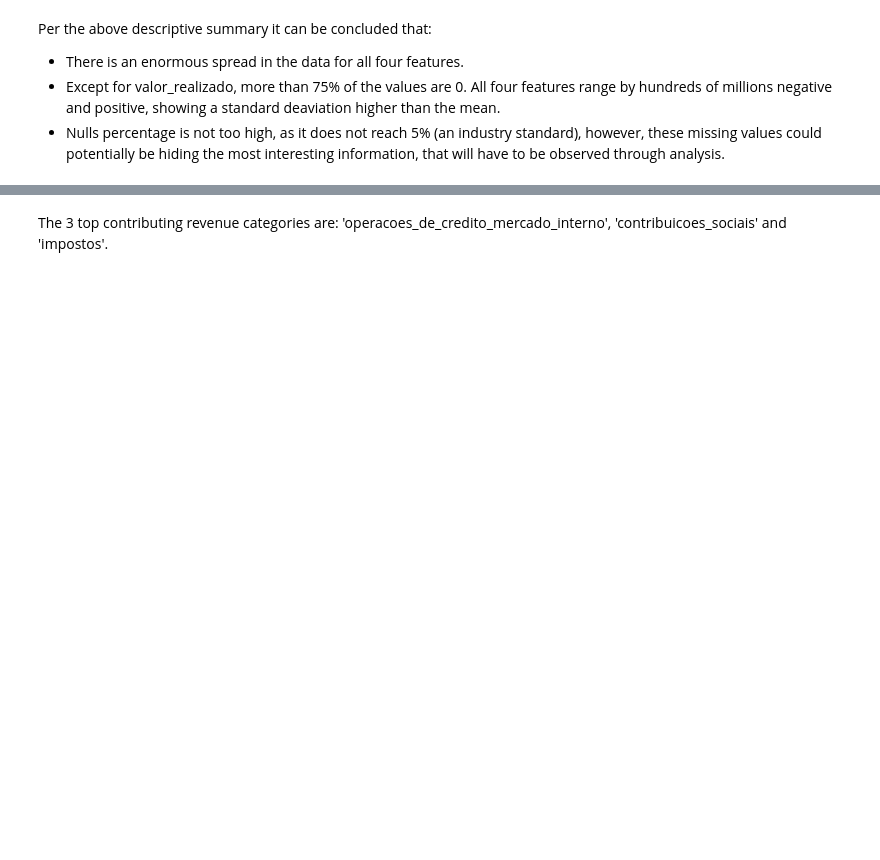
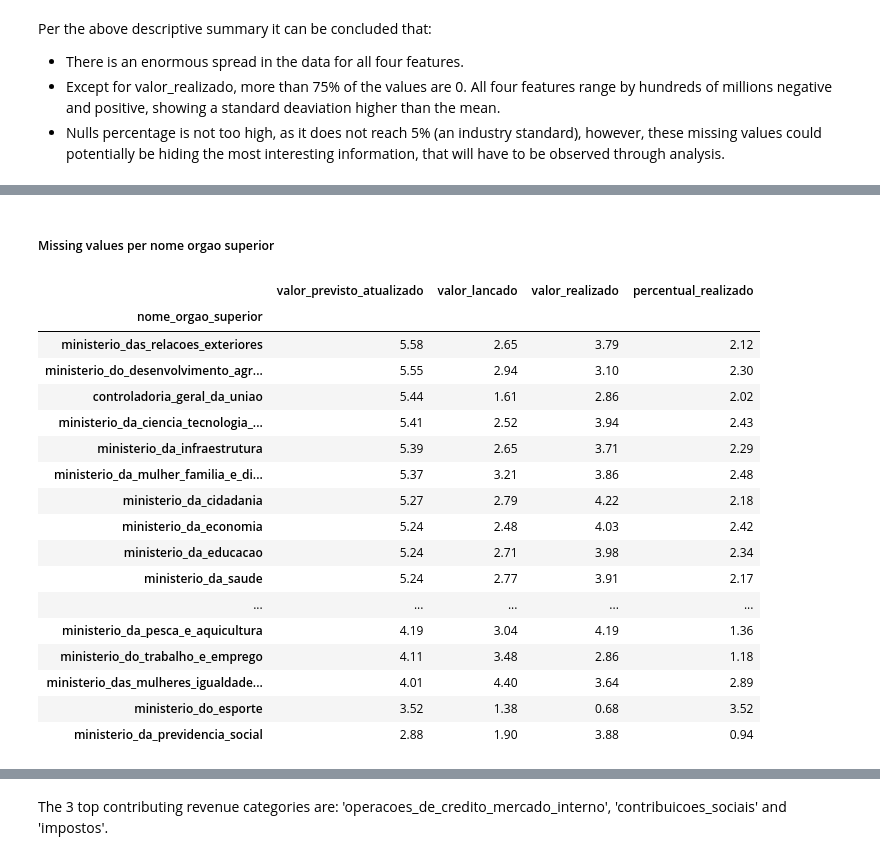
Before and after one commit to MiguelLopezVirues/proyecto2---analisis-brasil, a Jupyter notebook: notebooks/exploration.ipynb, the cells around one changed output, grey strips where cells are left out. Saved outputs shown, nothing was run; the diff lists cells and outputs as text; code cells hidden in the pictures; blank space fills up the shorter version.

```diff
--- a/notebooks/exploration.ipynb
+++ b/notebooks/exploration.ipynb
@@ -129,2 +308,0 @@ cleaned_data_df.columns
-# %%
-cleaned_data_df["nan_per_row"] = cleaned_data_df.isna().sum(axis=1) / cleaned_data_df.shape[1]
@@ -197,0 +340,26 @@ cleaned_data_df[cleaned_data_df["valor_realizado"] < 0]
+# %% [markdown]
+##### Missing values per nome orgao superior
+# %%
+(cleaned_data_df.groupby('nome_orgao_superior')[['valor_previsto_atualizado','valor_lancado',
+                                                 'valor_realizado', 'percentual_realizado',]]
+                                                 .apply(lambda x: np.round(x.isna().sum() / x.count()*100,2))
+                                                 .sort_values(by="valor_previsto_atualizado",ascending=False))
+# %% [output]
+|  | valor_previsto_atualizado | valor_lancado | valor_realizado | percentual_realizado |
+| nome_orgao_superior |  |  |  |  |
+| ministerio_das_relacoes_exteriores | 5.58 | 2.65 | 3.79 | 2.12 |
+| ministerio_do_desenvolvimento_agr... | 5.55 | 2.94 | 3.10 | 2.30 |
+| controladoria_geral_da_uniao | 5.44 | 1.61 | 2.86 | 2.02 |
+| ministerio_da_ciencia_tecnologia_... | 5.41 | 2.52 | 3.94 | 2.43 |
+| ministerio_da_infraestrutura | 5.39 | 2.65 | 3.71 | 2.29 |
+| ministerio_da_mulher_familia_e_di... | 5.37 | 3.21 | 3.86 | 2.48 |
+| ministerio_da_cidadania | 5.27 | 2.79 | 4.22 | 2.18 |
+| ministerio_da_economia | 5.24 | 2.48 | 4.03 | 2.42 |
+| ministerio_da_educacao | 5.24 | 2.71 | 3.98 | 2.34 |
+| ministerio_da_saude | 5.24 | 2.77 | 3.91 | 2.17 |
+| ... | ... | ... | ... | ... |
+| ministerio_da_pesca_e_aquicultura | 4.19 | 3.04 | 4.19 | 1.36 |
+| ministerio_do_trabalho_e_emprego | 4.11 | 3.48 | 2.86 | 1.18 |
+| ministerio_das_mulheres_igualdade... | 4.01 | 4.40 | 3.64 | 2.89 |
+| ministerio_do_esporte | 3.52 | 1.38 | 0.68 | 3.52 |
+| ministerio_da_previdencia_social | 2.88 | 1.90 | 3.88 | 0.94 |
```
Also changed, not shown: parts of 85 cells of this notebook, 3 other files.
